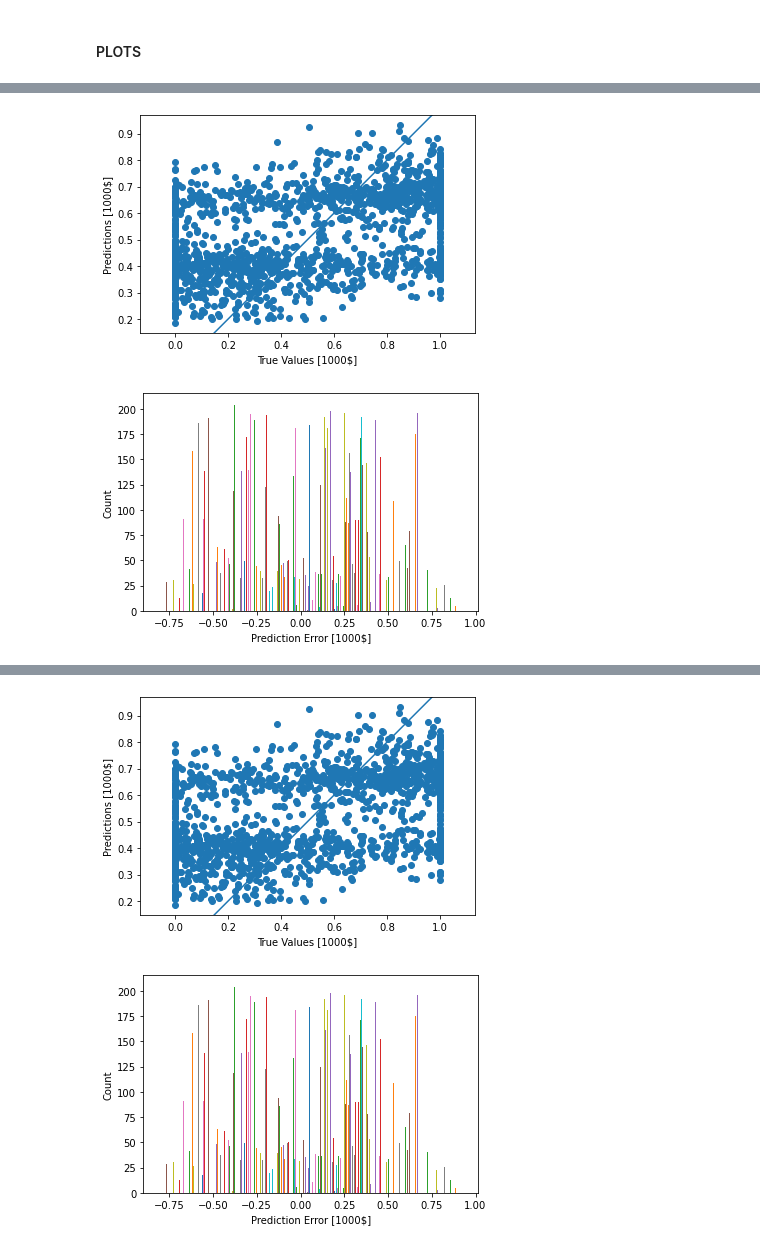
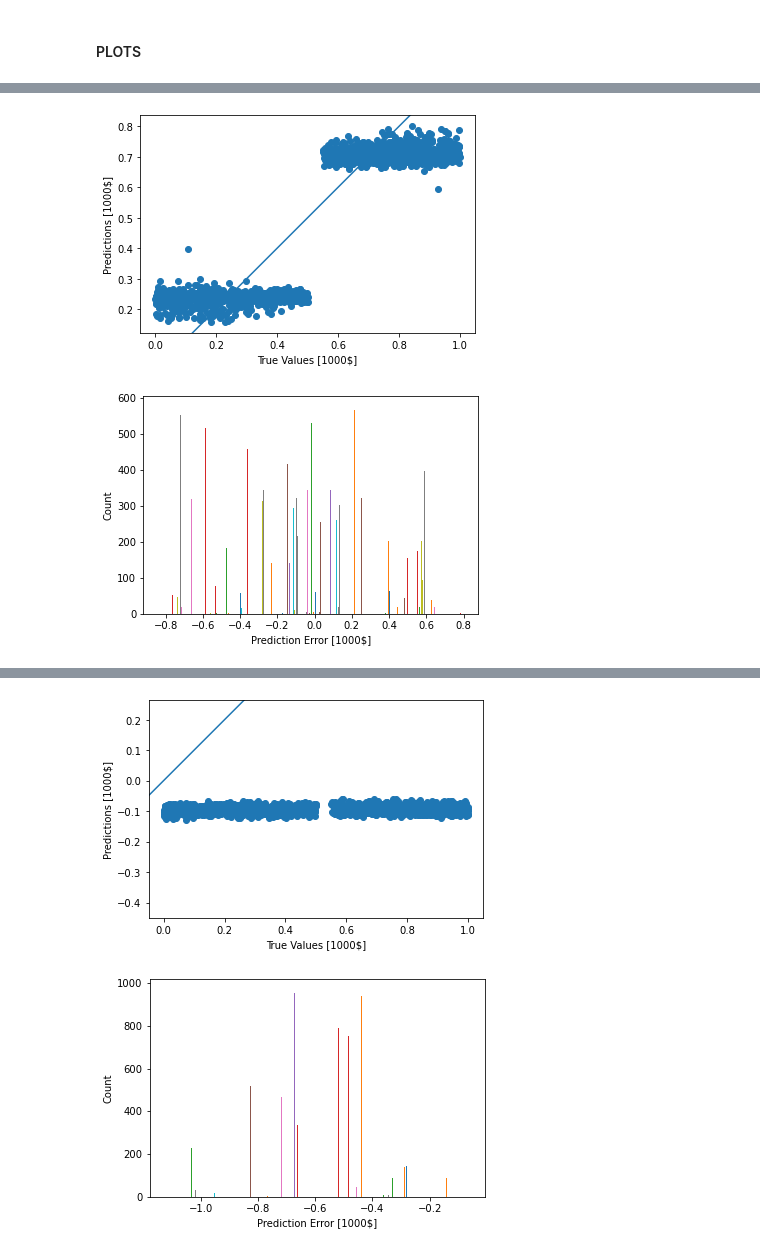
Before and after one commit to dialectic/Navigation_LearnEngine, a Jupyter notebook: Navigation_ConvNN.ipynb, the cells around one changed output, grey strips where cells are left out. Cells and saved outputs as stored; diff of their text form; code cells hidden in the pictures.

```diff
--- a/Navigation_ConvNN.ipynb
+++ b/Navigation_ConvNN.ipynb
@@ -11,6 +11,6 @@ import TFNNModels as NNM
 # %% [markdown]
 ### Data Processing
 # %%
-df_good_inp = pd.read_csv('DataFiles/goodinp_0.6.csv')  # import data
-df_good_target = pd.read_csv('DataFiles/goodtar_0.6.csv')  # import data
+df_good_inp = pd.read_csv('DataFiles/new_inp.csv')  # import data
+df_good_target = pd.read_csv('DataFiles/new_tar.csv')  # import data
 # %%
@@ -235,10 +238,11 @@ plot_prediction(test_target3,test_predictions3)
 # %%
 plot_prediction(test_target4,test_predictions4)
 # %% [output]
-[figure, old version]
+[figure, new version]
-[figure, old version]
+[figure, new version]
 # %%
+# Test with dummy model for target 4
 model_conv1D_tardummy = NNM.build_conv1D_model(n_timesteps,n_features,kernel_size)
-test_predictionsdummy_4=model_conv1D_tar4.predict(test_data_reshaped)
+test_predictionsdummy_4 = model_conv1D_tardummy.predict(test_data_reshaped)
 plot_prediction(test_target4,test_predictionsdummy_4)
 # %% [output]
@@ -246,2 +250,2 @@ plot_prediction(test_target4,test_predictionsdummy_4)
-[figure, old version]
+[figure, new version]
-[figure, old version]
+[figure, new version]
```
Also changed, not shown: parts of 25 cells of this notebook, 34 other files.
